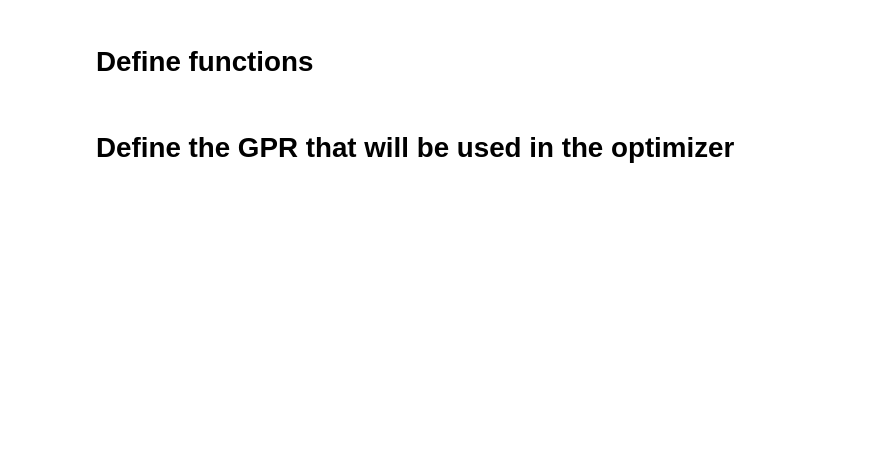
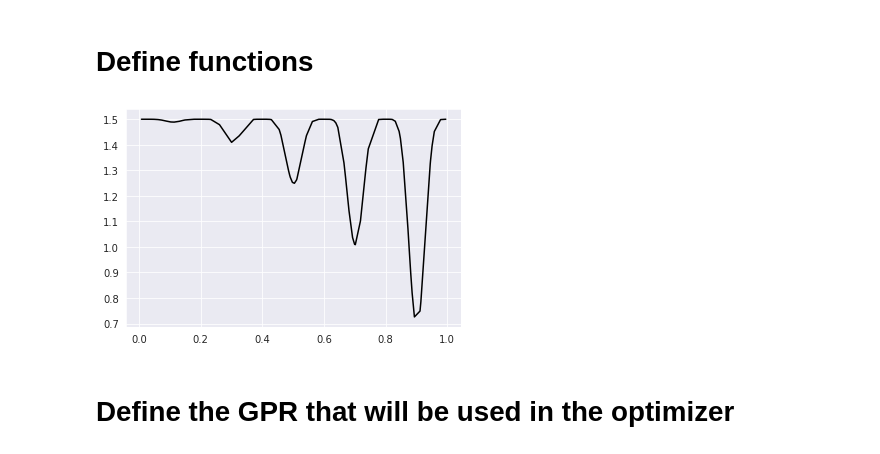
Before and after one commit to cjc77/gaussian-processes-final-project, a Jupyter notebook: notebooks/demo_gpr_opt.ipynb, the cells around one changed output. Cells and saved outputs as stored; diff of their text form; code cells hidden in the pictures; blank space fills up the shorter version.

```diff
--- a/notebooks/demo_gpr_opt.ipynb
+++ b/notebooks/demo_gpr_opt.ipynb
@@ -31,6 +32,21 @@ def plot_real_sample_vs_surrogate_surface(X, y, model):
     sns.lineplot(X_samp[:, 0], y_samp[:, 0], ax=ax, color="black")
 
     return ax
+
+def plot_objective(X, y):
+    _, ax = plt.subplots()
+    sns.lineplot(X[:, 0], y[:, 0], ax=ax, color="black")
+    return ax
+# %%
+# take a random sample of X values
+X = rand.random(100)[:, np.newaxis]
+# plug the random sample into the objective
+y = objective(X, noise=0)
+# %%
+ax = plot_objective(X, y)
+plt.show()
+# %% [output]
+[figure, added]
 # %% [markdown]
 # Define the GPR that will be used in the optimizer
 # %%
```
Also changed, not shown: parts of 3 cells of this notebook, 1 other file.
